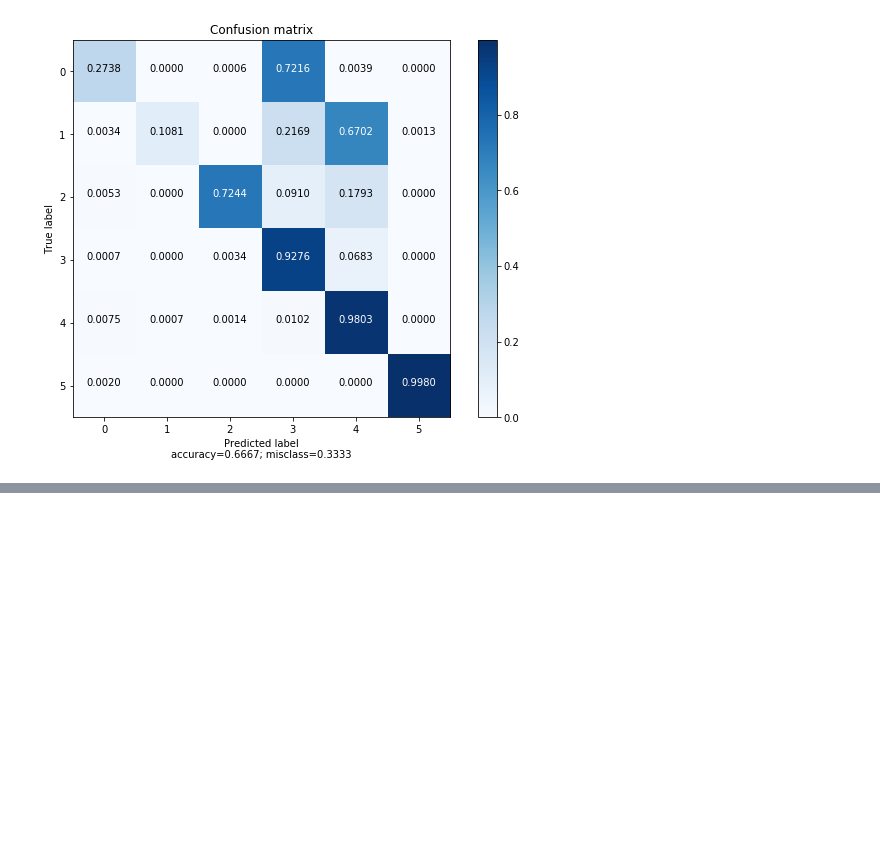
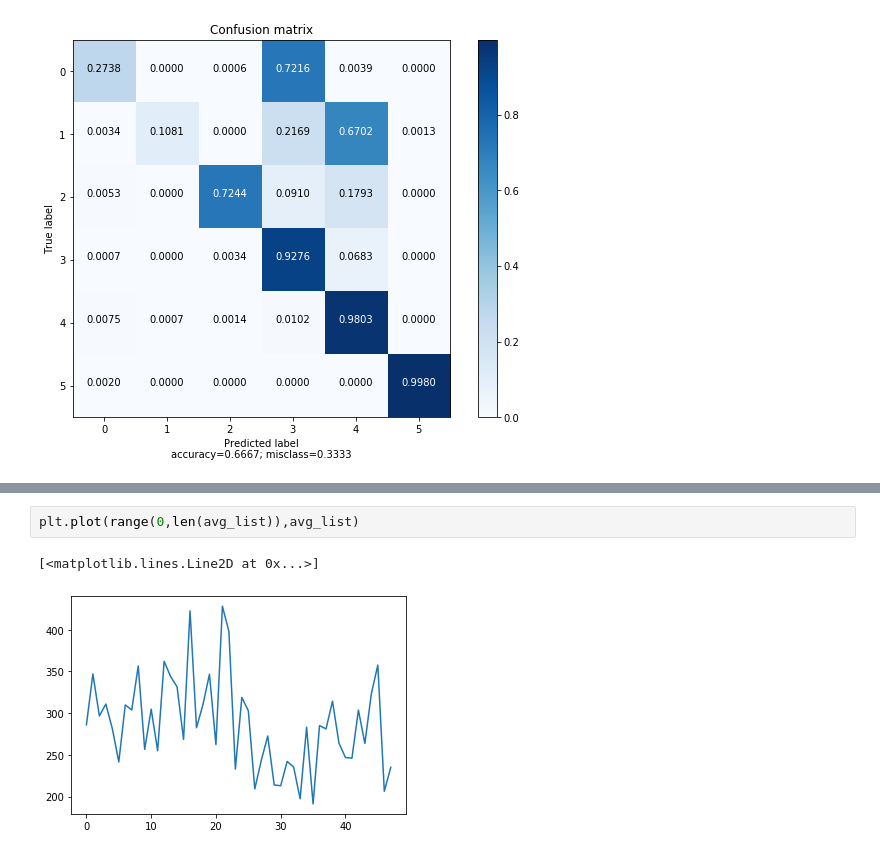
Before and after one commit to FrancisBacon95/ECG-Signal-Beat-type-Classifier, a Jupyter notebook: Classification_of_ECG_signals.ipynb, the cells around one changed output, grey strips where cells are left out. Drawn from its saved outputs; the diff is of its cells as text; blank space fills up the shorter version.

```diff
--- a/Classification_of_ECG_signals.ipynb
+++ b/Classification_of_ECG_signals.ipynb
@@ -290,0 +339,5 @@ plot_confusion_matrix(cnf_matrix, target_names=None, cmap=None, normalize=True,
+# %%
+plt.plot(range(0,len(avg_list)),avg_list)
+# %% [output]
+[<matplotlib.lines.Line2D at 0x...>]
+[figure, added]
```
Also changed, not shown: parts of 33 cells of this notebook.
